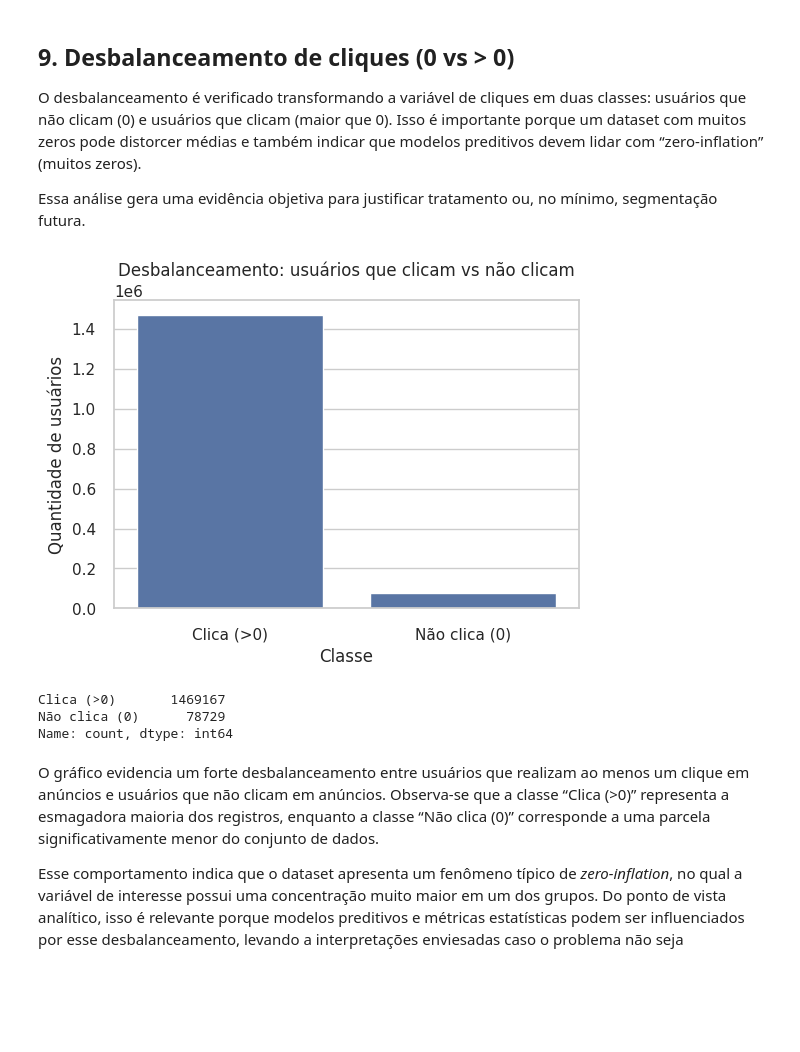
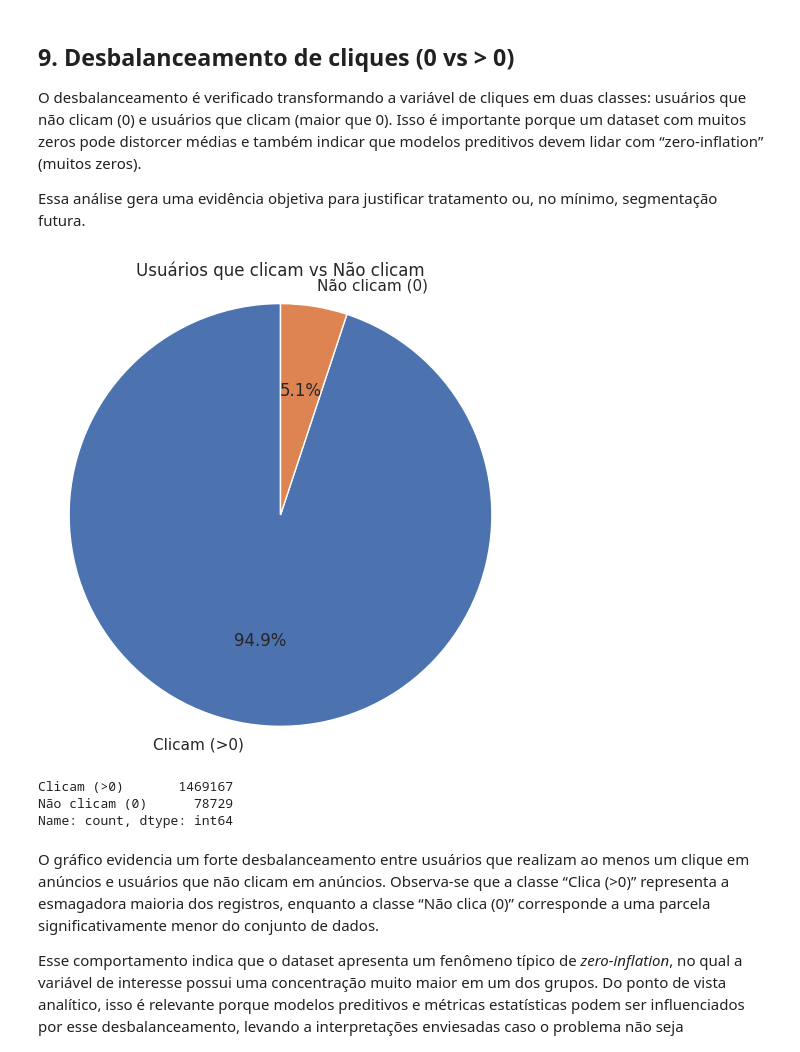
Before and after one commit to pedrobarbosaocb/SBD2-T1-Grupo_19, a Jupyter notebook: Data Layer/raw/analytcs.ipynb, the cells around one changed output. Saved outputs shown, nothing was run; the diff lists cells and outputs as text; code cells hidden in the pictures; blank space fills up the shorter version.

```diff
--- a/Data Layer/raw/analytcs.ipynb
+++ b/Data Layer/raw/analytcs.ipynb
@@ -217,21 +228,25 @@ O desbalanceamento é verificado transformando a variável de cliques em duas cl
 
 Essa análise gera uma evidência objetiva para justificar tratamento ou, no mínimo, segmentação futura.
 # %%
-click_class = np.where(df_raw["ads_clicked_per_day"] > 0, "Clica (>0)", "Não clica (0)")
+click_class = np.where(df_raw["ads_clicked_per_day"] > 0, "Clicam (>0)", "Não clicam (0)")
 class_counts = pd.Series(click_class).value_counts()
 
-plt.figure(figsize=(6, 4))
-sns.barplot(x=class_counts.index, y=class_counts.values)
-plt.title("Desbalanceamento: usuários que clicam vs não clicam")
-plt.xlabel("Classe")
-plt.ylabel("Quantidade de usuários")
+plt.figure(figsize=(6, 6))
+plt.pie(
+    class_counts.values,
+    labels=class_counts.index,
+    autopct='%1.1f%%',
+    startangle=90
+)
+plt.title("Usuários que clicam vs Não clicam")
+plt.axis("equal")
 plt.show()
 
 class_counts
 # %% [output]
-[figure, old version]
+[figure, new version]
-Clica (>0)       1469167
-Não clica (0)      78729
+Clicam (>0)       1469167
+Não clicam (0)      78729
 Name: count, dtype: int64
 # %% [markdown]
 O gráfico evidencia um forte desbalanceamento entre usuários que realizam ao menos um clique em anúncios e usuários que não clicam em anúncios. Observa-se que a classe “Clica (>0)” representa a esmagadora maioria dos registros, enquanto a classe “Não clica (0)” corresponde a uma parcela significativamente menor do conjunto de dados.
```
Also changed, not shown: parts of 4 cells of this notebook, 1 other file.
